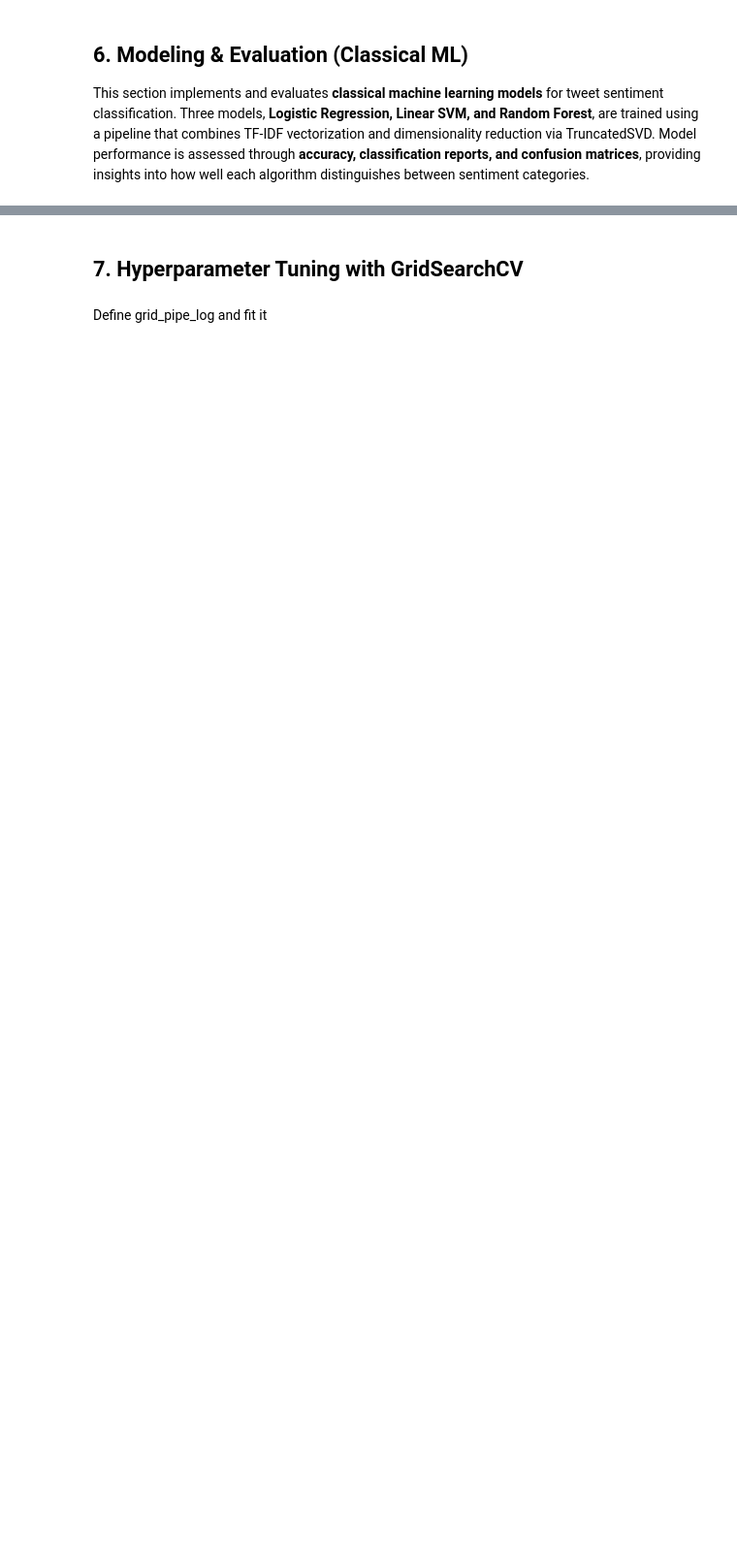
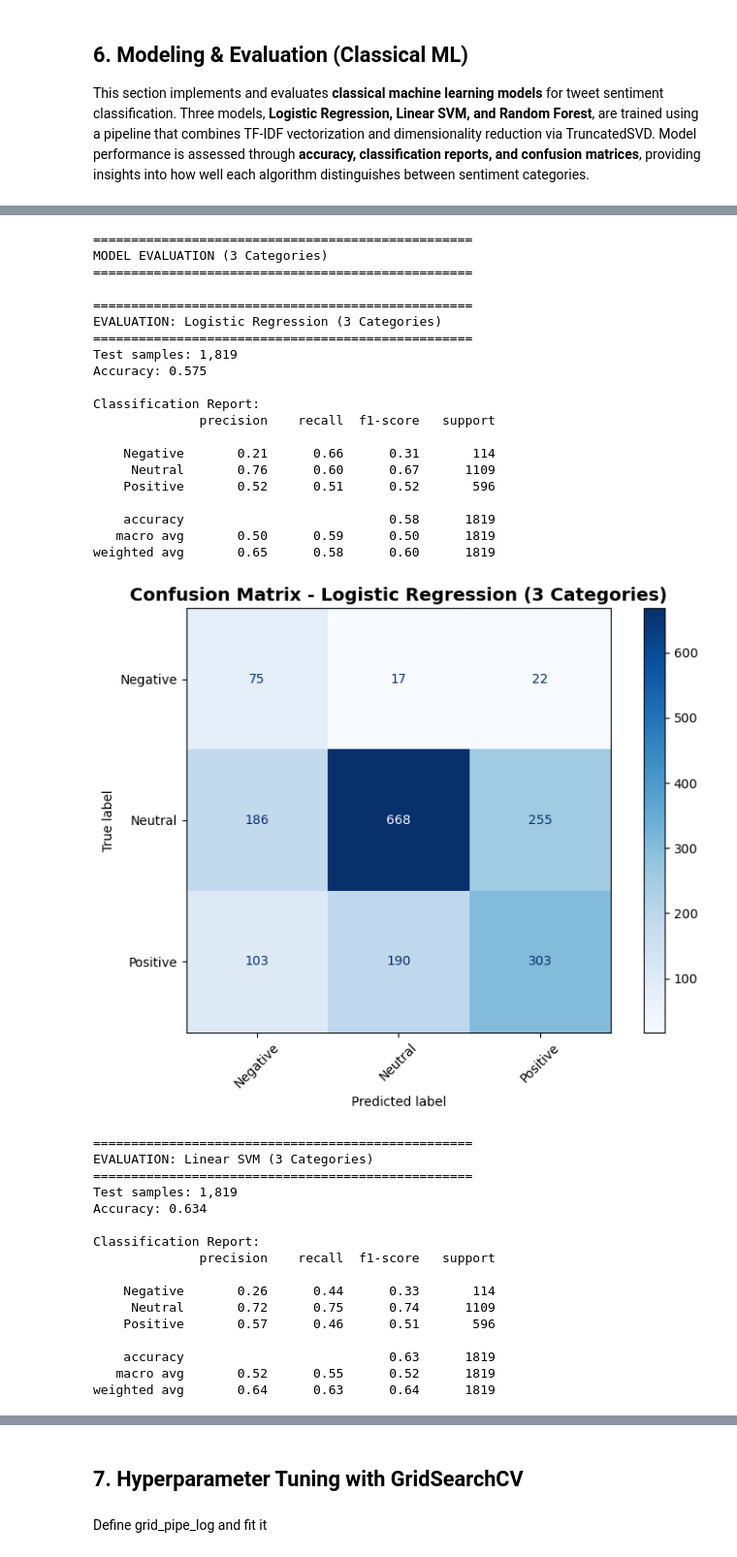
Before and after one commit to Ominak/Analysis-of-Twitter-sentiment-about-Apple-and-Google-products, a Jupyter notebook: Phase4Project_NLP_TwitterSentimentAnalysis.ipynb, the cells around one changed output, grey strips where cells are left out. Shown at 97% size. Cells and saved outputs as stored; diff of their text form; code cells hidden in the pictures; blank space fills up the shorter version.

```diff
--- a/Phase4Project_NLP_TwitterSentimentAnalysis.ipynb
+++ b/Phase4Project_NLP_TwitterSentimentAnalysis.ipynb
@@ -262,20 +373,33 @@ plt.show()
 ## 6. Modeling & Evaluation (Classical ML)
 This section implements and evaluates **classical machine learning models** for tweet sentiment classification. Three models, **Logistic Regression, Linear SVM, and Random Forest**, are trained using a pipeline that combines TF-IDF vectorization and dimensionality reduction via TruncatedSVD. Model performance is assessed through **accuracy, classification reports, and confusion matrices**, providing insights into how well each algorithm distinguishes between sentiment categories.
 # %%
-# Define evaluation function
+# Update your pipelines to work with 3 categories
+
+# Define evaluation function (updated for 3 categories)
 def evaluate_model(name, model, X_test, y_test):
     y_pred = model.predict(X_test)
-    print(f"\n===== {name} =====")
-    print("Accuracy:", accuracy_score(y_test, y_pred))
+
+    print(f"\n{'='*50}")
+    print(f"EVALUATION: {name}")
+    print(f"{'='*50}")
+
+    print(f"Test samples: {len(y_test):,}")
+    print(f"Accuracy: {accuracy_score(y_test, y_pred):.3f}")
+
+    print("\nClassification Report:")
     print(classification_report(y_test, y_pred, zero_division=0))
 
+    # Confusion matrix
     cm = confusion_matrix(y_test, y_pred)
-    labels = np.unique(y_test)
+    labels = sorted(np.unique(y_test))  # Sort for consistency
 
+    # Create visualization
     disp = ConfusionMatrixDisplay(confusion_matrix=cm, display_labels=labels)
     fig, ax = plt.subplots(figsize=(8,6))
     disp.plot(cmap='Blues', ax=ax, xticks_rotation=45)
-    plt.title(f"Confusion Matrix - {name}")
+    plt.title(f"Confusion Matrix - {name}", fontsize=14, fontweight='bold')
     plt.tight_layout()
     plt.show()
+
+    return accuracy_score(y_test, y_pred)
 # %%
@@ -367,0 +438,54 @@ Random Forest (~66%): Best among classical models; better handles Negative and P
+# %%
+# Evaluate models
+print("\n" + "="*50)
+print("MODEL EVALUATION (3 Categories)")
+print("="*50)
+
+acc_log = evaluate_model("Logistic Regression (3 Categories)", pipe_log, X_test, y_test)
+acc_svm = evaluate_model("Linear SVM (3 Categories)", pipe_svm, X_test, y_test)
+
+# Compare performance
+print("\n" + "="*50)
+print("PERFORMANCE SUMMARY")
+print("="*50)
+print(f"Logistic Regression: {acc_log:.3f}")
+print(f"Linear SVM:         {acc_svm:.3f}")
+print(f"Best model:         {'Linear SVM' if acc_svm > acc_log else 'Logistic Regression'}")
+# %% [output]
+==================================================
+MODEL EVALUATION (3 Categories)
+==================================================
+
+==================================================
+EVALUATION: Logistic Regression (3 Categories)
+==================================================
+Test samples: 1,819
+Accuracy: 0.575
+
+Classification Report:
+              precision    recall  f1-score   support
+
+    Negative       0.21      0.66      0.31       114
+     Neutral       0.76      0.60      0.67      1109
+    Positive       0.52      0.51      0.52       596
+
+    accuracy                           0.58      1819
+   macro avg       0.50      0.59      0.50      1819
+weighted avg       0.65      0.58      0.60      1819
+[figure, added]
+==================================================
+EVALUATION: Linear SVM (3 Categories)
+==================================================
+Test samples: 1,819
+Accuracy: 0.634
+
+Classification Report:
+              precision    recall  f1-score   support
+
+    Negative       0.26      0.44      0.33       114
+     Neutral       0.72      0.75      0.74      1109
+    Positive       0.57      0.46      0.51       596
+
+    accuracy                           0.63      1819
+   macro avg       0.52      0.55      0.52      1819
+weighted avg       0.64      0.63      0.64      1819
```
Also changed, not shown: parts of 38 cells of this notebook.
